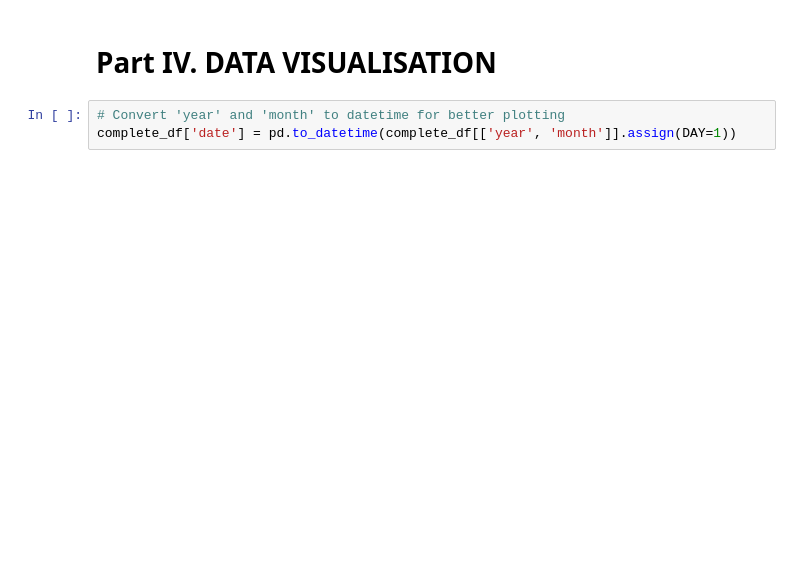
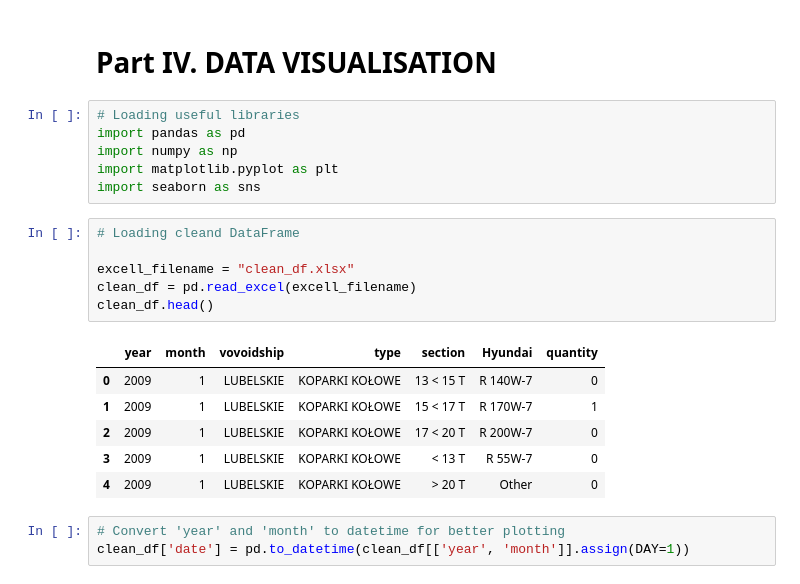
Before and after one commit to drajczak/cm-market-analysys, a Jupyter notebook: cm-market-analysys.ipynb, the cells around one changed output. Drawn from its saved outputs; the diff is of its cells as text; blank space fills up the shorter version.

```diff
--- a/cm-market-analysys.ipynb
+++ b/cm-market-analysys.ipynb
@@ -733,7 +755,26 @@ Unique Sections: ['150 < 175 KM' '175 < 200 KM' '200 < 250 KM' '250 < 300 KM'
 # %% [markdown]
 # Part IV. DATA VISUALISATION
+# %%
+# Loading useful libraries
+import pandas as pd
+import numpy as np
+import matplotlib.pyplot as plt
+import seaborn as sns
+# %%
+# Loading cleand DataFrame
+
+excell_filename = "clean_df.xlsx"
+clean_df = pd.read_excel(excell_filename)
+clean_df.head()
+# %% [output]
+|  | year | month | vovoidship | type | section | Hyundai | quantity |
+| 0 | 2009 | 1 | LUBELSKIE | KOPARKI KOŁOWE | 13 < 15 T | R 140W-7 | 0 |
+| 1 | 2009 | 1 | LUBELSKIE | KOPARKI KOŁOWE | 15 < 17 T | R 170W-7 | 1 |
+| 2 | 2009 | 1 | LUBELSKIE | KOPARKI KOŁOWE | 17 < 20 T | R 200W-7 | 0 |
+| 3 | 2009 | 1 | LUBELSKIE | KOPARKI KOŁOWE | < 13 T | R 55W-7 | 0 |
+| 4 | 2009 | 1 | LUBELSKIE | KOPARKI KOŁOWE | > 20 T | Other | 0 |
 # %%
 # Convert 'year' and 'month' to datetime for better plotting
-complete_df['date'] = pd.to_datetime(complete_df[['year', 'month']].assign(DAY=1))
+clean_df['date'] = pd.to_datetime(clean_df[['year', 'month']].assign(DAY=1))
 # %%
 # Get unique equipment types
```
Also changed, not shown: parts of 22 cells of this notebook.
